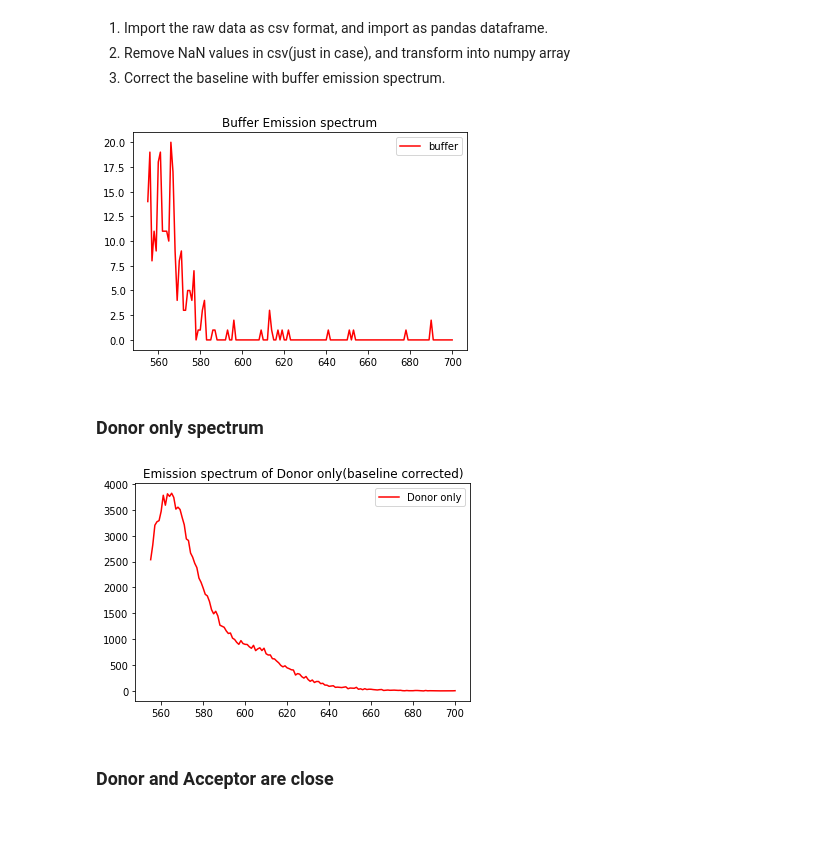
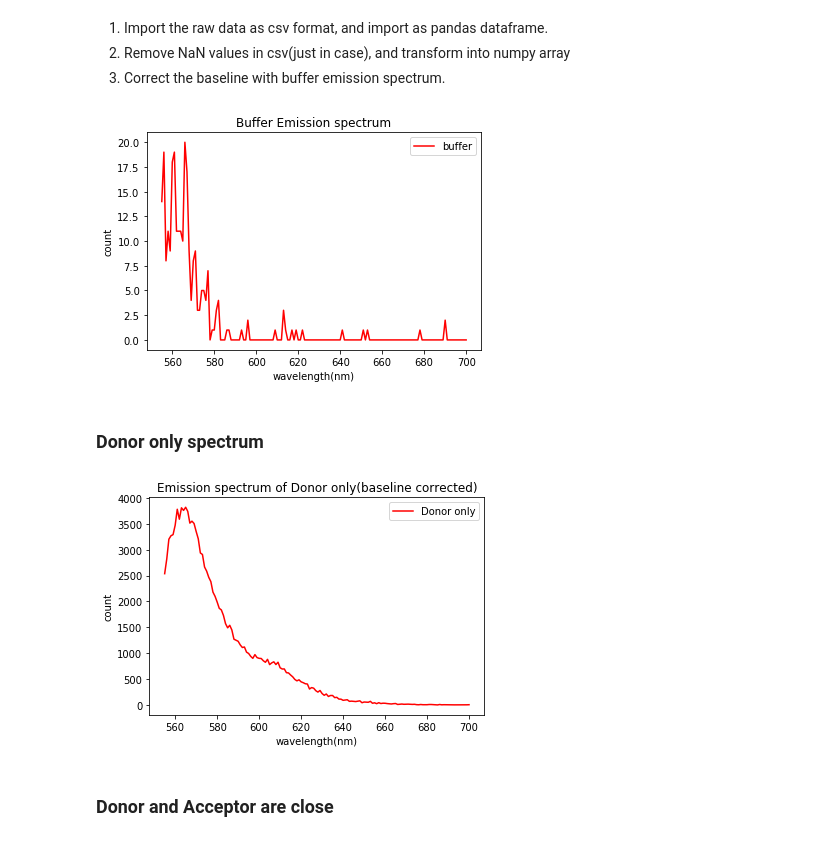
Before and after one commit to kadryjh1724/HW, a Jupyter notebook: Physical Analytical Chemistry Lab/FRET/data_analysis.ipynb, the cells around one changed output. Drawn from its saved outputs; the diff is of its cells as text; code cells hidden in the pictures.

```diff
--- a/Physical Analytical Chemistry Lab/FRET/data_analysis.ipynb
+++ b/Physical Analytical Chemistry Lab/FRET/data_analysis.ipynb
@@ -7,39 +7,43 @@
 # %%
 import pandas as pd
 import matplotlib.pyplot as plt
 from pylab import *
 
 buffer = pd.read_csv('01_buffer_em.csv', sep=',')
 buffer_np = (buffer[["lambda","count"]].dropna(how="any")).values
 
 D_only = pd.read_csv('02_D_only_em.csv', sep=',')
 D_only_np = (D_only[["lambda","count"]].dropna(how="any")).values
 D_only_np[:,1] -= buffer_np[:,1]
 
 DA_close = pd.read_csv('03_close_em.csv', sep=',')
 DA_close_np = (DA_close[["lambda","count"]].dropna(how="any")).values
 DA_close_np[:,1] -= buffer_np[:,1]
 
 DA_far = pd.read_csv('04_far_em.csv', sep=',')
 DA_far_np = (DA_far[["lambda","count"]].dropna(how="any")).values
 DA_far_np[:,1] -= buffer_np[:,1]
 
 plt.plot(buffer_np[:,0],buffer_np[:,1],'r-',label='buffer')
+plt.xlabel('wavelength(nm)')
+plt.ylabel('count')
 plt.legend(loc="upper right")
 plt.title('Buffer Emission spectrum')
 plt.show()
 # %% [output]
-[figure, old version]
+[figure, new version]
 # %% [markdown]
 ### Donor only spectrum
 # %%
 plt.plot(D_only_np[:,0],D_only_np[:,1],'r-',label='Donor only')
 
+plt.xlabel('wavelength(nm)')
+plt.ylabel('count')
 plt.legend(loc="upper right")
 plt.title('Emission spectrum of Donor only(baseline corrected)')
 plt.show()
 # %% [output]
-[figure, old version]
+[figure, new version]
 # %% [markdown]
 ### Donor and Acceptor are close
 # %%
```
Also changed, not shown: parts of 4 cells of this notebook.
